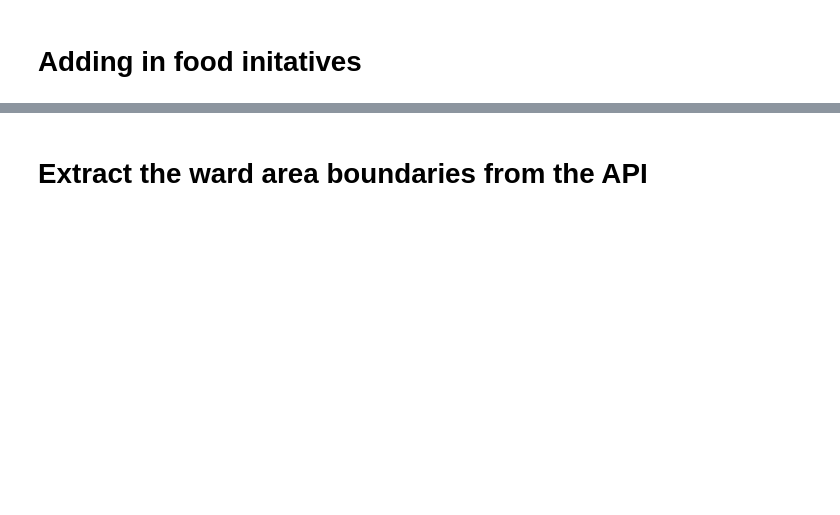
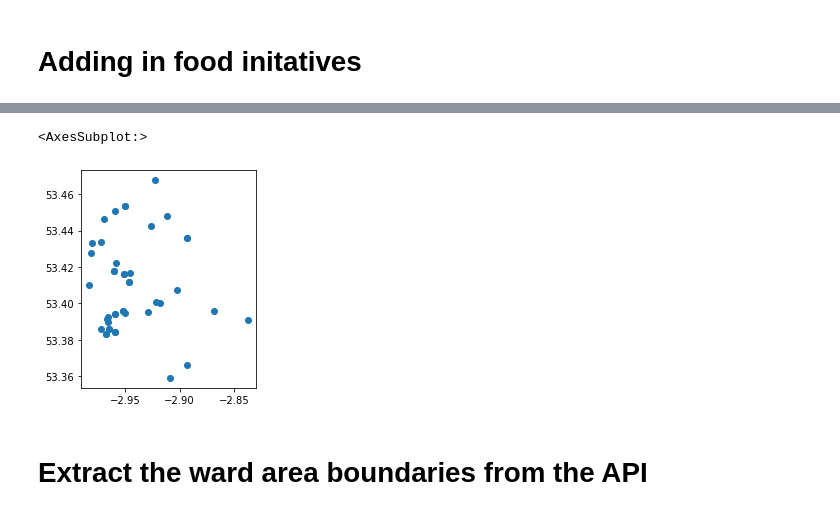
Before and after one commit to johnardavies/City_map, a Jupyter notebook: map_data_processing/Liverpool_map.ipynb, the cells around one changed output, grey strips where cells are left out. Drawn from its saved outputs; the diff is of its cells as text; code cells hidden in the pictures; blank space fills up the shorter version.

```diff
--- a/map_data_processing/Liverpool_map.ipynb
+++ b/map_data_processing/Liverpool_map.ipynb
@@ -371,0 +498,17 @@ Affordable_food_outlets.to_file("Data/Out/Affordable_food_iniatives.geojson", dr
+# %%
+Food_parcel=pd.read_excel(Emergency_food_sheet, 'Sheet1')
+Food_parcel=Food_parcel.dropna(how='all')
+Food_parcel=Food_parcel.rename(columns=lambda x: x.strip())
+Food_parcel=Food_parcel.rename(columns={'Emergency food parcel provider':'Name'})
+
+Meal_providers=pd.read_excel(Emergency_food_sheet, 'Sheet2')
+Meal_providers=Meal_providers.dropna(how='all')
+Meal_providers=Meal_providers.rename(columns=lambda x: x.strip())
+Meal_providers=Meal_providers.rename(columns={'Emergency meal provider':'Name'})
+
+
+Food_parcel['Category']='Food_parcels'
+Meal_providers['Category']='Meal_providers'
+
+
+Emergency_food_suppliers = pd.concat([Food_parcel,Meal_providers] , ignore_index=True)
@@ -371,0 +531,11 @@ Affordable_food_outlets.to_file("Data/Out/Affordable_food_iniatives.geojson", dr
+# %%
+Emergency_food_suppliers['Addresses']=Emergency_food_suppliers['Address']+" "+Emergency_food_suppliers["Postcode"]+" "+" UK"
+# %%
+# Drop the mobile food suppliers
+Emergency_food_suppliers=Emergency_food_suppliers[Emergency_food_suppliers['Address']!="Mobile "]
+
+start_time = time()
+Emergency_food_suppliers["lat"] , Emergency_food_suppliers["lon"] = zip(*Emergency_food_suppliers["Addresses"].apply(long_lat_func))
+
+time_elapsed= round((time() - start_time)/60,2)
+print("--- %s minutes ---" % (time_elapsed))
@@ -371,0 +549,19 @@ Affordable_food_outlets.to_file("Data/Out/Affordable_food_iniatives.geojson", dr
+# %%
+# Subsets to drop the na terms
+Emergency_food_suppliers=Emergency_food_suppliers.dropna(subset=['lon', 'lat'])
+Emergency_food_suppliers=Emergency_food_suppliers.dropna(subset=['lon', 'lat'])
+Emergency_food_suppliers=Emergency_food_suppliers.dropna(subset=['Name'])
+Emergency_food_suppliers=Emergency_food_suppliers.dropna(subset=['Address'])
+
+#Converts the longitude and latitude as points data to give the geocoordinates for the data frame
+geometry = [Point(xy) for xy in zip(Emergency_food_suppliers['lon'], Emergency_food_suppliers['lat'])]
+
+
+
+# Create a GeoDataFrame from the data
+Emergency_food_suppliers= gpd.GeoDataFrame(Emergency_food_suppliers, crs = 'epsg:4326' , geometry = geometry)
+# %%
+Emergency_food_suppliers.plot()
+# %% [output]
+<AxesSubplot:>
+[figure, added]
```
Also changed, not shown: parts of 31 cells of this notebook, 3 other files.
